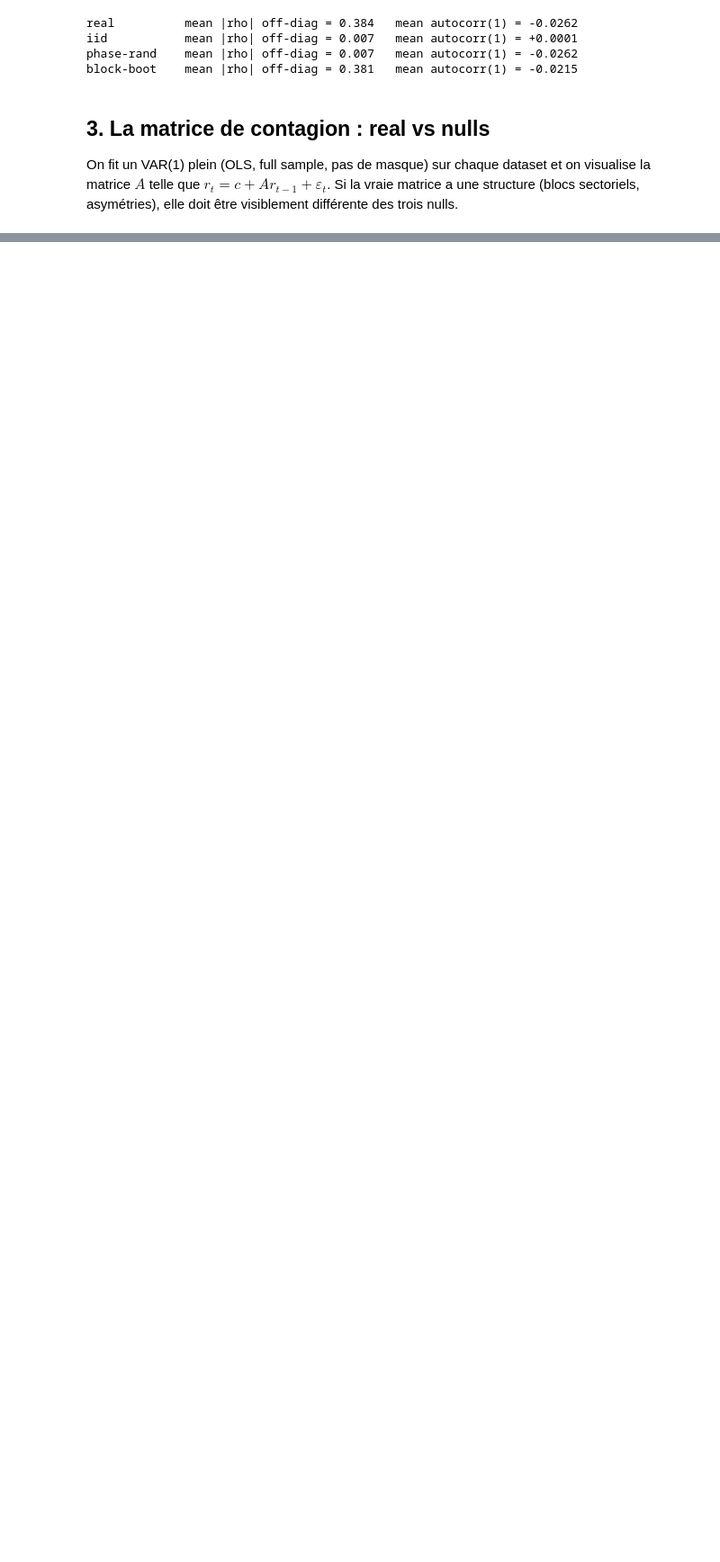
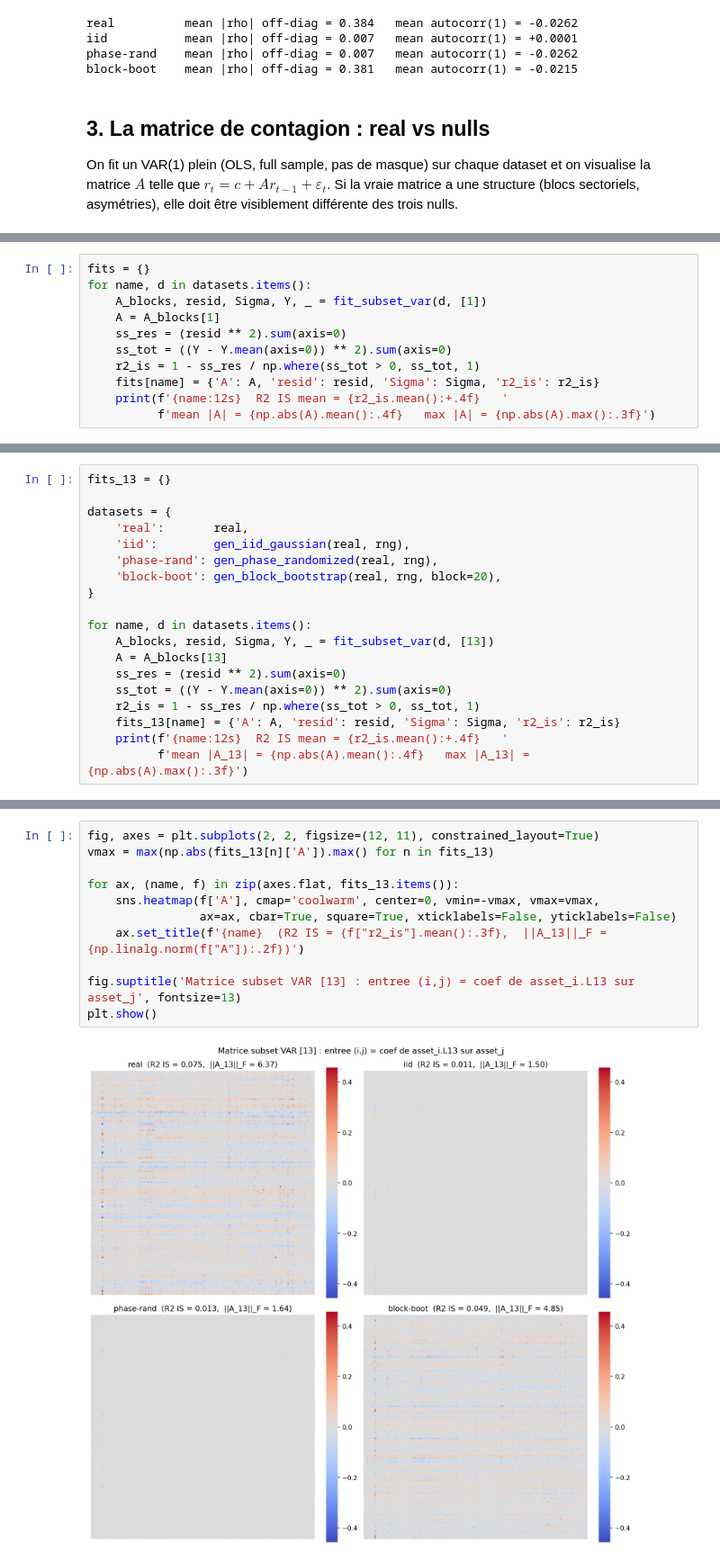
Before and after one commit to theodore34/contagion, a Jupyter notebook: validation.ipynb, the cells around one changed output, grey strips where cells are left out. Shown at 90% size. Saved outputs shown, nothing was run; the diff lists cells and outputs as text; blank space fills up the shorter version.

```diff
--- a/validation.ipynb
+++ b/validation.ipynb
@@ -218,0 +192,11 @@ block-boot    R2 IS mean = +0.0488   mean |A| = 0.0261   max |A| = 0.307
+# %%
+fits = {}
+for name, d in datasets.items():
+    A_blocks, resid, Sigma, Y, _ = fit_subset_var(d, [1])
+    A = A_blocks[1]
+    ss_res = (resid ** 2).sum(axis=0)
+    ss_tot = ((Y - Y.mean(axis=0)) ** 2).sum(axis=0)
+    r2_is = 1 - ss_res / np.where(ss_tot > 0, ss_tot, 1)
+    fits[name] = {'A': A, 'resid': resid, 'Sigma': Sigma, 'r2_is': r2_is}
+    print(f'{name:12s}  R2 IS mean = {r2_is.mean():+.4f}   '
+          f'mean |A| = {np.abs(A).mean():.4f}   max |A| = {np.abs(A).max():.3f}')
@@ -1385,0 +359,19 @@ spec       BIC       AIC  R2_mean  R2_median
+# %%
+fits_13 = {}
+
+datasets = {
+    'real':       real,
+    'iid':        gen_iid_gaussian(real, rng),
+    'phase-rand': gen_phase_randomized(real, rng),
+    'block-boot': gen_block_bootstrap(real, rng, block=20),
+}
+
+for name, d in datasets.items():
+    A_blocks, resid, Sigma, Y, _ = fit_subset_var(d, [13])
+    A = A_blocks[13]
+    ss_res = (resid ** 2).sum(axis=0)
+    ss_tot = ((Y - Y.mean(axis=0)) ** 2).sum(axis=0)
+    r2_is = 1 - ss_res / np.where(ss_tot > 0, ss_tot, 1)
+    fits_13[name] = {'A': A, 'resid': resid, 'Sigma': Sigma, 'r2_is': r2_is}
+    print(f'{name:12s}  R2 IS mean = {r2_is.mean():+.4f}   '
+          f'mean |A_13| = {np.abs(A).mean():.4f}   max |A_13| = {np.abs(A).max():.3f}')
@@ -1385,0 +383,13 @@ spec       BIC       AIC  R2_mean  R2_median
+# %%
+fig, axes = plt.subplots(2, 2, figsize=(12, 11), constrained_layout=True)
+vmax = max(np.abs(fits_13[n]['A']).max() for n in fits_13)
+
+for ax, (name, f) in zip(axes.flat, fits_13.items()):
+    sns.heatmap(f['A'], cmap='coolwarm', center=0, vmin=-vmax, vmax=vmax,
+                ax=ax, cbar=True, square=True, xticklabels=False, yticklabels=False)
+    ax.set_title(f'{name}  (R2 IS = {f["r2_is"].mean():.3f},  ||A_13||_F = {np.linalg.norm(f["A"]):.2f})')
+
+fig.suptitle('Matrice subset VAR [13] : entree (i,j) = coef de asset_i.L13 sur asset_j', fontsize=13)
+plt.show()
+# %% [output]
+[figure, added]
```
Also changed, not shown: parts of 38 cells of this notebook.
